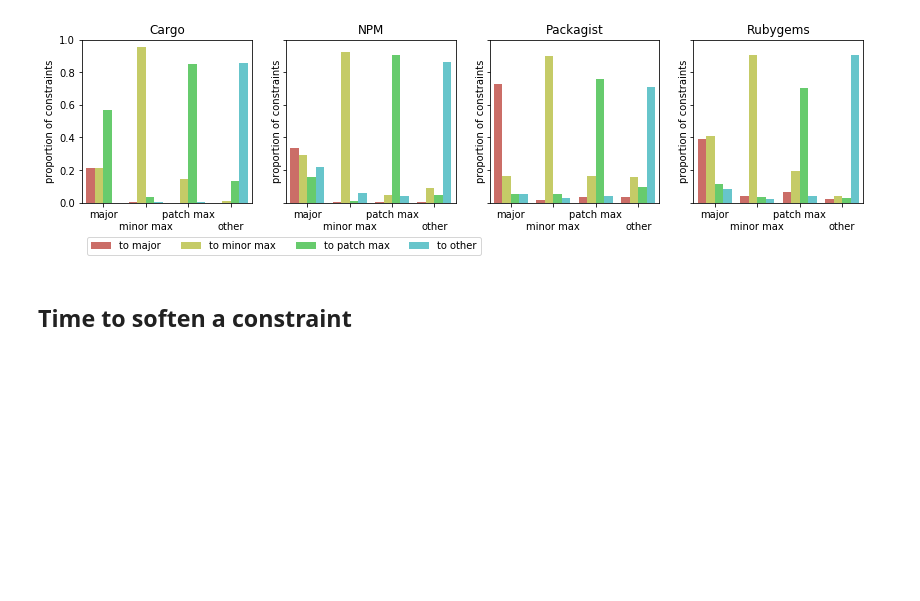
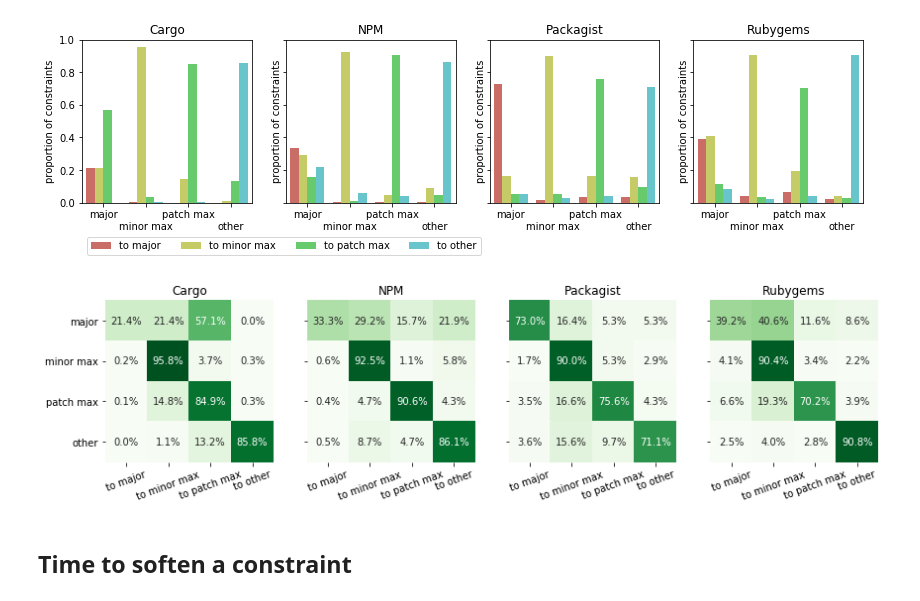
Before and after one commit to AlexandreDecan/secos-constraints, a Jupyter notebook: notebooks/Constraint analysis.ipynb, the cells around one changed output. Cells and saved outputs as stored; diff of their text form; code cells hidden in the pictures; blank space fills up the shorter version.

```diff
--- a/notebooks/Constraint analysis.ipynb
+++ b/notebooks/Constraint analysis.ipynb
@@ -857,6 +917,45 @@ axes[0].legend(ncol=4, loc='lower left', bbox_to_anchor=(0, -0.35))
 savefig(fig, 'change_from_to')
 # %% [output]
 [figure]
+# %%
+fig, axes = matplotlib.pyplot.subplots(nrows=1, ncols=4, sharex=True, sharey=True)
+fig.set_size_inches(FIG_SIZE_WIDE)
+
+for i, ecosystem in enumerate(ECOSYSTEMS):
+    ax = axes[i]
+
+    seaborn.heatmap(
+        (
+            data[ecosystem]
+            .reset_index()
+            .replace({'\nminor max': 'minor max', '\nother': 'other'})
+            .set_index('kind')
+            .fillna(0)
+            [['to major', 'to minor max', 'to patch max', 'to other']]
+            .loc[['major', 'minor max', 'patch max', 'other']]
+        ),
+        annot=True,
+        cmap='Greens',
+        cbar=False,
+        fmt='.1%',
+        center=0.5,
+        ax=ax
+    )
+
+
+    for tick in ax.get_xticklabels():
+        tick.set_rotation(20)
+        # tick.set_horizontalalignment('right')
+
+    ax.set(
+        title=ecosystem,
+        xlabel='',
+        ylabel='',
+    )
+
+savefig(fig, 'change_from_to_heatmap')
+# %% [output]
+[figure, added]
 # %% [markdown]
 ## Time to soften a constraint
 # %%
```
Also changed, not shown: parts of 12 cells of this notebook.
